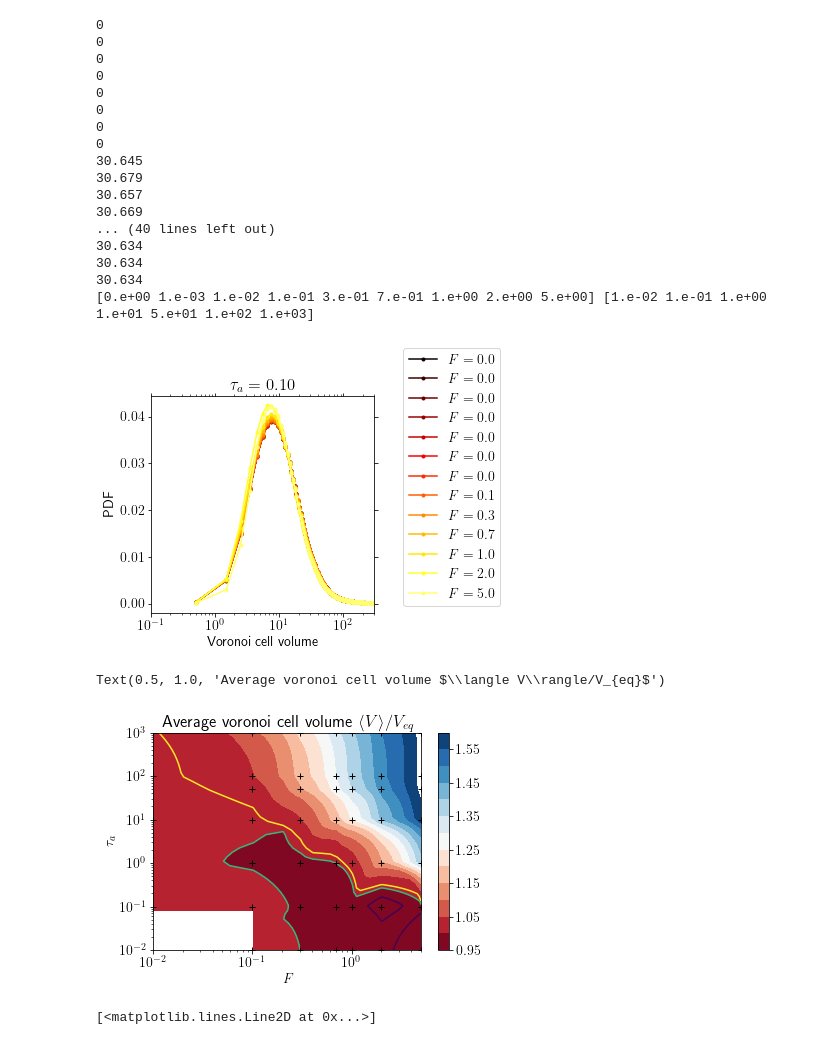
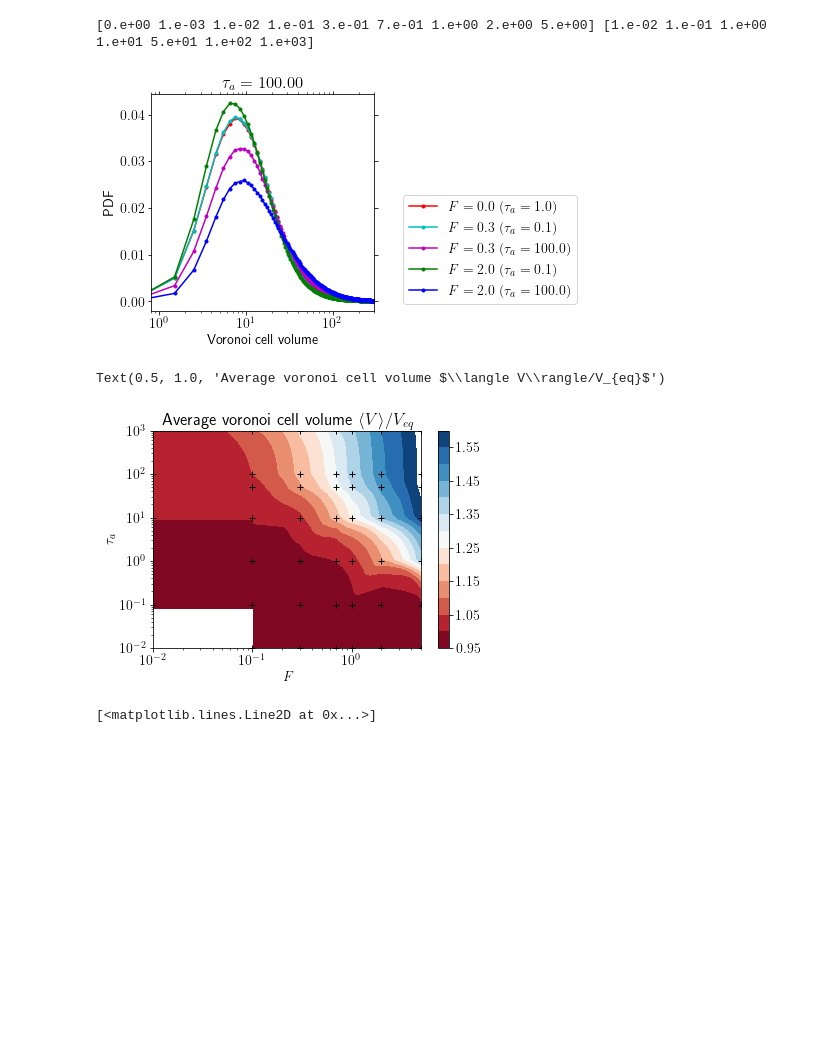
Before and after one commit to s-brahmachari/Active-noise-simulations, a Jupyter notebook: analysis_codes/plot_IPD.ipynb, the cells around one changed output. Cells and saved outputs as stored; diff of their text form; code cells hidden in the pictures; blank space fills up the shorter version.

```diff
--- a/analysis_codes/plot_IPD.ipynb
+++ b/analysis_codes/plot_IPD.ipynb
@@ -17,6 +17,8 @@ fig,ax=plt.subplots(1,1,figsize=(4,4))
 fpath='../../data/SAC_exp/'
 ind=4
 colors = pl.cm.hot(np.linspace(0,1,15))
+colors = pl.cm.Dark2(np.linspace(0,1,8))
+colors=['r','c','m','g','b']
 
 for (name,tp) in [('low',0.1)]:#,('mid',1.0), ('high',100)]:
     vcv=[]
@@ -28,63 +30,49 @@ for (name,tp) in [('low',0.1)]:#,('mid',1.0), ('high',100)]:
     for fname in os.listdir(fpath+'VCV/'):
         if 'VCV' in fname and '.npz' in fname:
             T= float(fname.split('_')[ind].replace('T',''))
             F=float(fname.split('_')[ind+1].replace('F',''))
             Ta=float(fname.split('_')[ind+2].replace('Ta',''))
             kb=float(fname.split('_')[ind+7].replace('kb',''))
             Esoft=float(fname.split('_')[ind+3].replace('Esoft',''))
             R0=float(fname.split('_')[ind+4].replace('R0',''))
             dt=float(fname.split('_')[ind+8].replace('dt',''))
             # print(T,F,Ta,Esoft,R0)
 
             npzfile=np.load(fpath+'VCV/'+fname)
             Fs.append(F)
             Tas.append(Ta)
 
             vcv_avg=np.around(simps(npzfile['hist']*npzfile['bins'], npzfile['bins']),3)
 
             vcv.append(vcv_avg)
 
             if F==0: vcv_eq=vcv_avg
-            if F==0.0 or Ta==tp:
-                ax.plot(npzfile['bins'], npzfile['hist'],'.-', label='$F={:.1f}$'.format(F),color=colors[count])
+            #if F==0.0 or Ta==tp:
+            for fval,taval in [(0.0,1.0),(0.3,0.1),(0.3,100.),(2,0.1),(2,100)]:
+                if F!=fval or Ta!=taval: continue
+                ax.plot(npzfile['bins'], npzfile['hist'],'.-', label='$F={:.1f}\ (\\tau_a={:.1f})$'.format(F,Ta),color=colors[count])
                 count+=1
                 ax.set_title('$\\tau_a={:.2f}$'.format(Ta))
-            print(vcv_eq)
+            # print(vcv_eq)
     ax.legend(loc='lower left',bbox_to_anchor=(1.1,0))
     ax.semilogx()
-    ax.set_xlim(0.1,300)
+    ax.set_xlim(0.8,300)
     ax.set_ylabel('PDF')
     ax.set_xlabel('Voronoi cell volume')
     print(np.unique(Fs),np.unique(Tas))
     # fig.savefig(fpath+'plots/VCV_{}Ta.png'.format(name),bbox_inches='tight', dpi=300)
 # %% [output]
-0
-0
-0
-0
-0
-0
-0
-0
-30.645
-30.679
-30.657
-30.669
-... (40 lines left out)
-30.634
-30.634
-30.634
 [0.e+00 1.e-03 1.e-02 1.e-01 3.e-01 7.e-01 1.e+00 2.e+00 5.e+00] [1.e-02 1.e-01 1.e+00 1.e+01 5.e+01 1.e+02 1.e+03]
-[figure, old version]
+[figure, new version]
 # %%
 ax.clear()
 Xi,Yi=np.meshgrid(np.linspace(0.0,5,50),np.logspace(-2,3,50))
 triang=tri.Triangulation(Fs,Tas)
-interpZ=tri.LinearTriInterpolator(triang,np.around(np.array(vcv)/vcv_eq, 3))
+interpZ=tri.LinearTriInterpolator(triang,np.around(np.array(vcv)/vcv_eq, 2))
 Zi=interpZ(Xi,Yi)
 plt.contourf(Xi, Yi, Zi, levels=np.arange(0.95,1.6,0.05),cmap='RdBu')
 plt.colorbar()
-plt.contour(Xi, Yi, Zi, levels=[0.98, 1.,1.01])
+# plt.contour(Xi, Yi, Zi, levels=[0.98, 1.,1.01])
 # plt.contour(Xi,Yi,Xi**2*Yi/0.1, levels=np.logspace(-2,4,10))
 plt.plot(Fs,Tas,'k+')
 plt.loglog()
@@ -96,7 +84,7 @@ plt.title('Average voronoi cell volume $\\langle V\\rangle/V_{eq}$')
 # plt.savefig(fpath+'/plots/normVCV_contour.png', dpi=300, bbox_inches='tight')
 # %% [output]
 Text(0.5, 1.0, 'Average voronoi cell volume $\\langle V\\rangle/V_{eq}$')
-[figure, old version]
+[figure, new version]
 # %%
 scale=np.array([1,10])
 plt.plot(scale, scale,'k--')
```
Also changed, not shown: 2 other files.
